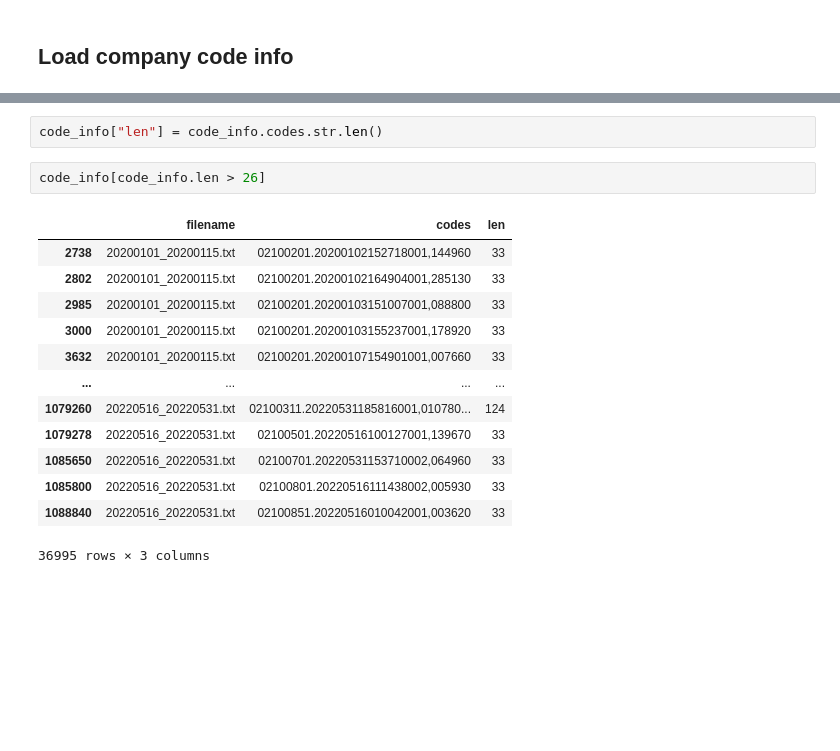
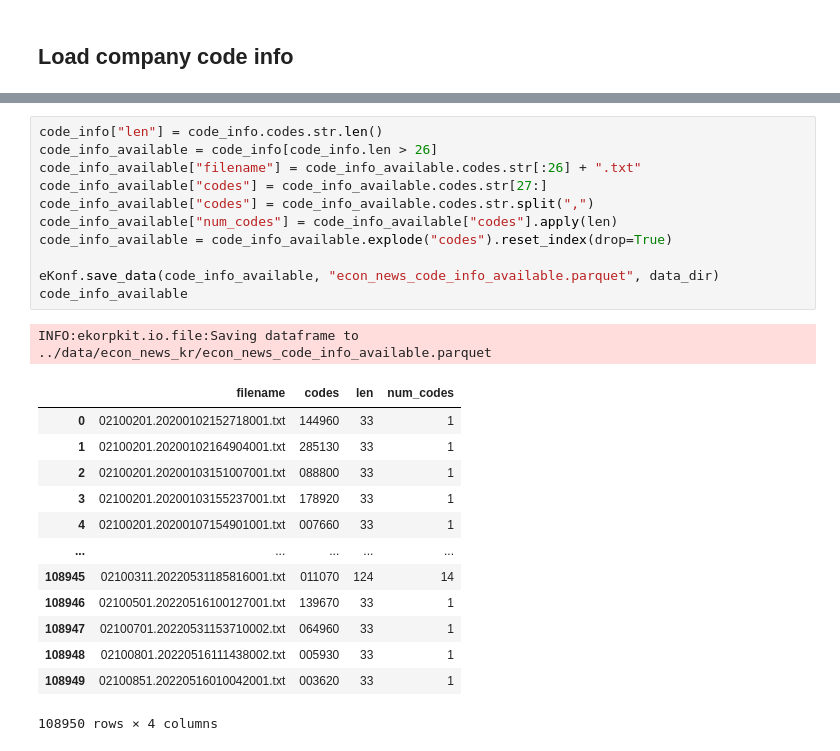
Before and after one commit to entelecheia/ekorpkit-book, a Jupyter notebook: ekorpkit-book/docs/usecases/esg/econ_news_corpus.ipynb, the cells around one changed output, grey strips where cells are left out. Saved outputs shown, nothing was run; the diff lists cells and outputs as text; blank space fills up the shorter version.

```diff
--- a/ekorpkit-book/docs/usecases/esg/econ_news_corpus.ipynb
+++ b/ekorpkit-book/docs/usecases/esg/econ_news_corpus.ipynb
@@ -215,18 +223,26 @@ INFO:ekorpkit.io.parse.json:Number of data in the contents: 19535
-# %%
-code_info["len"] = code_info.codes.str.len()
-# %%
-code_info[code_info.len > 26]
-# %% [output]
-|  | filename | codes | len |
-| 2738 | 20200101_20200115.txt | 02100201.20200102152718001,144960 | 33 |
-| 2802 | 20200101_20200115.txt | 02100201.20200102164904001,285130 | 33 |
-| 2985 | 20200101_20200115.txt | 02100201.20200103151007001,088800 | 33 |
-| 3000 | 20200101_20200115.txt | 02100201.20200103155237001,178920 | 33 |
-| 3632 | 20200101_20200115.txt | 02100201.20200107154901001,007660 | 33 |
-| ... | ... | ... | ... |
-| 1079260 | 20220516_20220531.txt | 02100311.20220531185816001,010780... | 124 |
-| 1079278 | 20220516_20220531.txt | 02100501.20220516100127001,139670 | 33 |
-| 1085650 | 20220516_20220531.txt | 02100701.20220531153710002,064960 | 33 |
-| 1085800 | 20220516_20220531.txt | 02100801.20220516111438002,005930 | 33 |
-| 1088840 | 20220516_20220531.txt | 02100851.20220516010042001,003620 | 33 |
-36995 rows × 3 columns
+# %%
+code_info["len"] = code_info.codes.str.len()
+code_info_available = code_info[code_info.len > 26]
+code_info_available["filename"] = code_info_available.codes.str[:26] + ".txt"
+code_info_available["codes"] = code_info_available.codes.str[27:]
+code_info_available["codes"] = code_info_available.codes.str.split(",")
+code_info_available["num_codes"] = code_info_available["codes"].apply(len)
+code_info_available = code_info_available.explode("codes").reset_index(drop=True)
+
+eKonf.save_data(code_info_available, "econ_news_code_info_available.parquet", data_dir)
+code_info_available
+# %% [output]
+INFO:ekorpkit.io.file:Saving dataframe to ../data/econ_news_kr/econ_news_code_info_available.parquet
+|  | filename | codes | len | num_codes |
+| 0 | 02100201.20200102152718001.txt | 144960 | 33 | 1 |
+| 1 | 02100201.20200102164904001.txt | 285130 | 33 | 1 |
+| 2 | 02100201.20200103151007001.txt | 088800 | 33 | 1 |
+| 3 | 02100201.20200103155237001.txt | 178920 | 33 | 1 |
+| 4 | 02100201.20200107154901001.txt | 007660 | 33 | 1 |
+| ... | ... | ... | ... | ... |
+| 108945 | 02100311.20220531185816001.txt | 011070 | 124 | 14 |
+| 108946 | 02100501.20220516100127001.txt | 139670 | 33 | 1 |
+| 108947 | 02100701.20220531153710002.txt | 064960 | 33 | 1 |
+| 108948 | 02100801.20220516111438002.txt | 005930 | 33 | 1 |
+| 108949 | 02100851.20220516010042001.txt | 003620 | 33 | 1 |
+108950 rows × 4 columns
```
Also changed, not shown: parts of 8 cells of this notebook.
